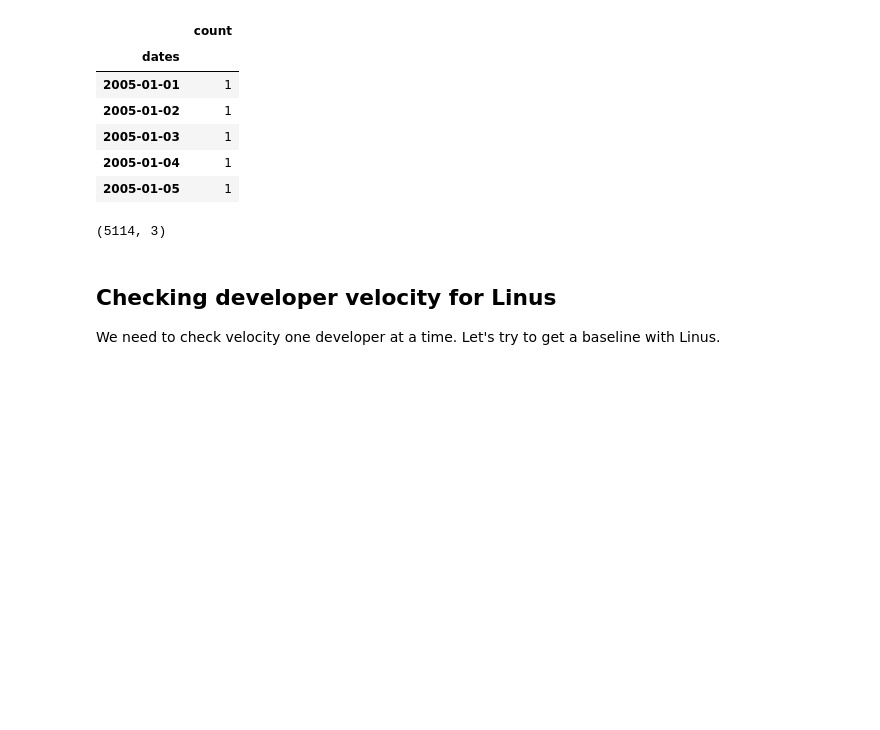
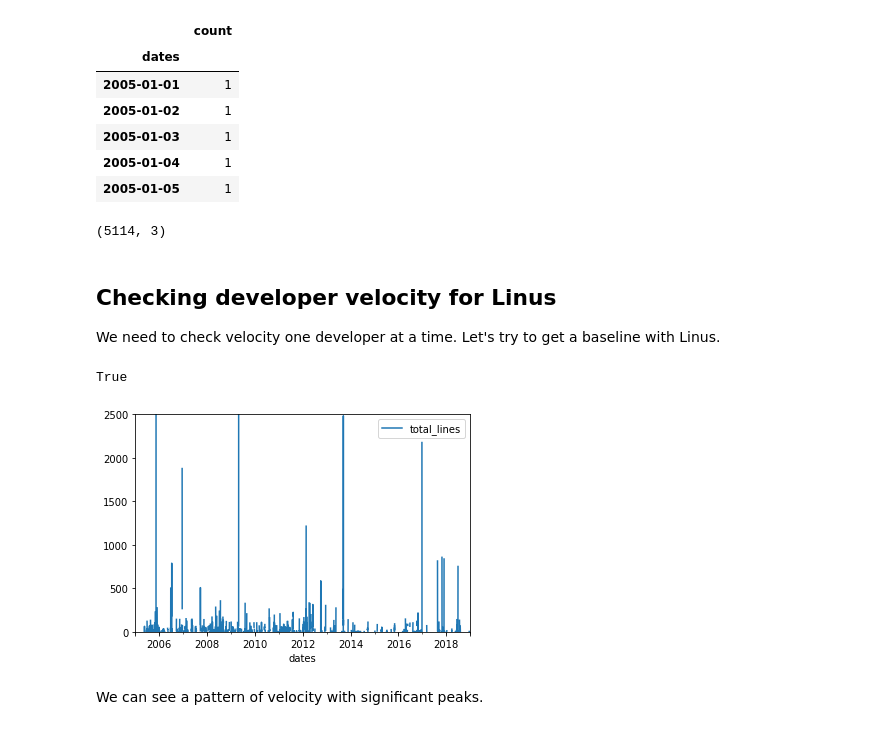
Before and after one commit to tbonza/EDS19, a Jupyter notebook: project/developer_velocity.ipynb, the cells around one changed output. Cells and saved outputs as stored; diff of their text form; code cells hidden in the pictures; blank space fills up the shorter version.

Commit message:
showing velocity for linus

```diff
--- a/project/developer_velocity.ipynb
+++ b/project/developer_velocity.ipynb
@@ -217,3 +217,23 @@ dates.shape
 
 We need to check velocity one developer at a time. Let's
 try to get a baseline with Linus.
+# %%
+linusdf = autdf[autdf.author_name == 'Linus Torvalds']
+# %%
+linusdt = pd.merge(dates, linusdf, how='left', left_on='dates', right_on='date_authored')
+# %%
+linusdt.shape[0] == dates.shape[0]
+# %% [output]
+True
+# %%
+linus_vel = linusdt[['dates','total_lines']]
+# %%
+linus_vel = linus_vel.set_index(linusdt.dates)
+# %%
+linus_vel.plot()
+plt.ylim(0,2500)
+plt.show()
+# %% [output]
+[figure, added]
+# %% [markdown]
+We can see a pattern of velocity with significant peaks.
```
